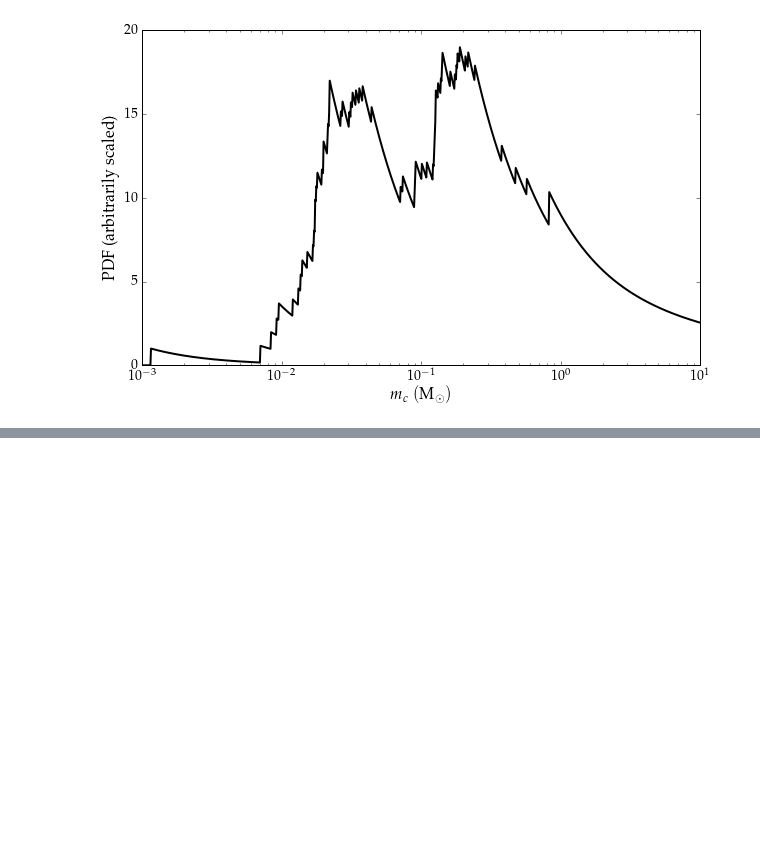
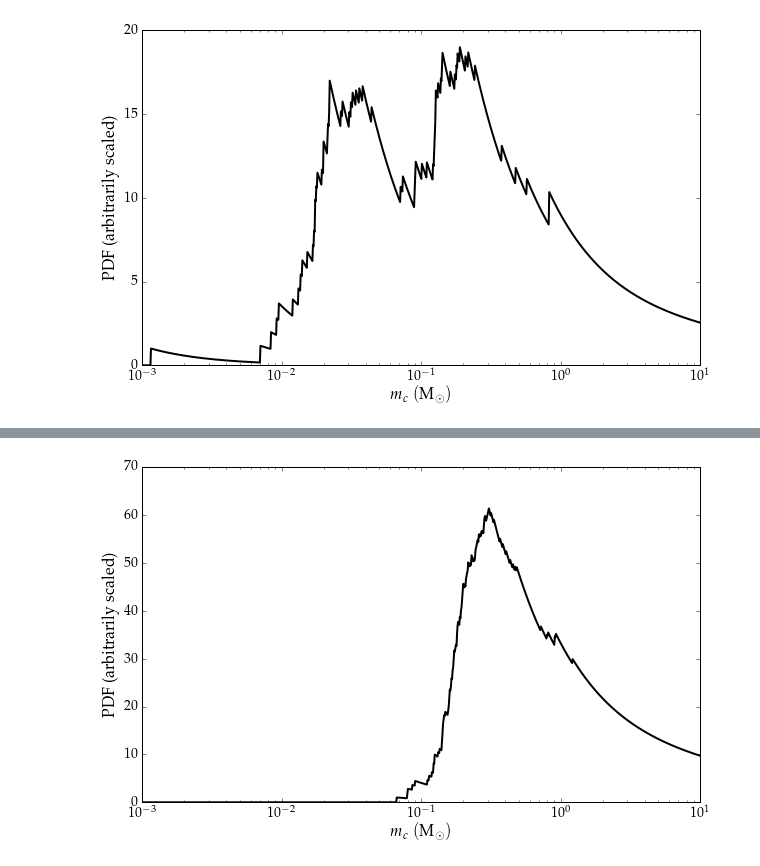
Before and after one commit to astrophysically/ATNF-Pulsar-Cat, a Jupyter notebook: ATNF.ipynb, the cells around one changed output, grey strips where cells are left out. Drawn from its saved outputs; the diff is of its cells as text; code cells hidden in the pictures; blank space fills up the shorter version.

```diff
--- a/ATNF.ipynb
+++ b/ATNF.ipynb
@@ -322,0 +304,5 @@ plot_companion_masses(millisec)
+# %%
+longold = psrtable[np.logical_and(psrtable['P0'] < 0.02, psrtable['PB'] > 1.)]
+plot_companion_masses(longold)
+# %% [output]
+[figure, added]
```
Also changed, not shown: parts of 3 cells of this notebook.
